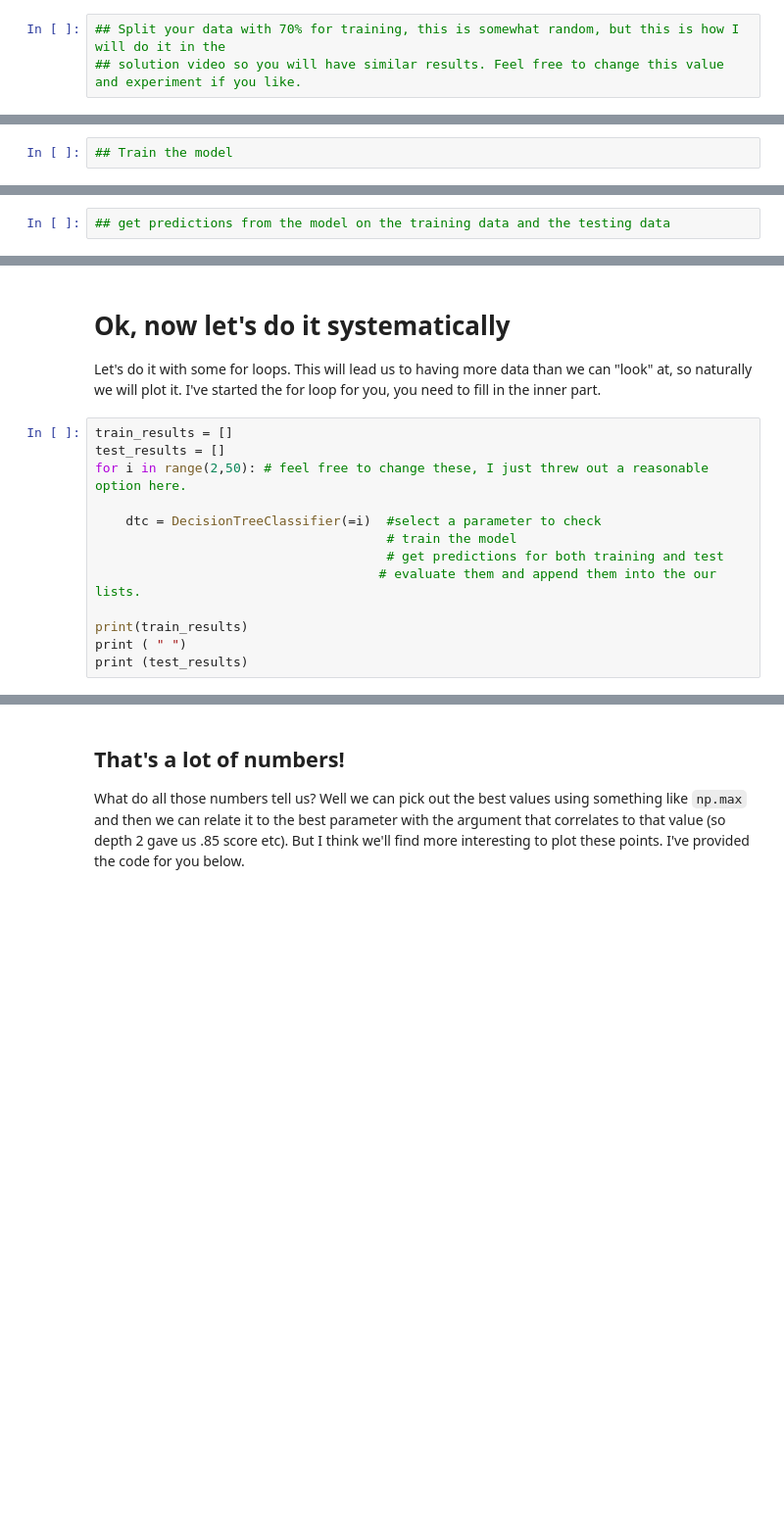
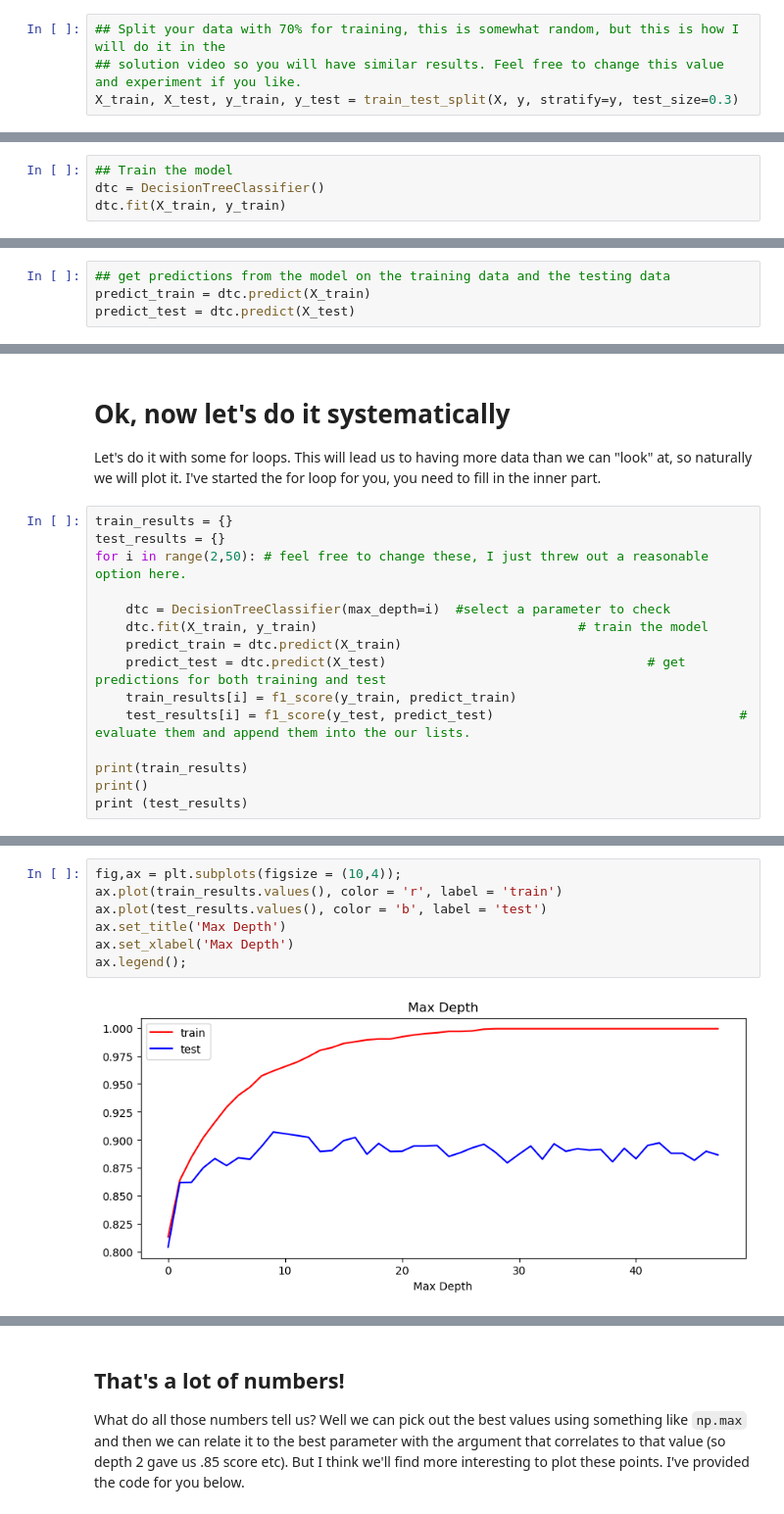
Before and after one commit to fan-yang-md/codingnomads, a Jupyter notebook: data-science-machine-learning-main/notebooks/06_Decision_Trees.ipynb, the cells around one changed output, grey strips where cells are left out. Shown: that part at 98% size. Drawn from its saved outputs; the diff is of its cells as text; blank space fills up the shorter version.

Commit message:
decision trees

```diff
--- a/data-science-machine-learning-main/notebooks/06_Decision_Trees.ipynb
+++ b/data-science-machine-learning-main/notebooks/06_Decision_Trees.ipynb
@@ -112,6 +126,7 @@ We want to look at the distribution of positive (spam) and negative (ham) classe
 # %%
 ## Split your data with 70% for training, this is somewhat random, but this is how I will do it in the
 ## solution video so you will have similar results. Feel free to change this value and experiment if you like.
+X_train, X_test, y_train, y_test = train_test_split(X, y, stratify=y, test_size=0.3)
 # %% [markdown]
 ## 3. Train a Decision Tree Classifier
 
@@ -125,3 +140,5 @@ Let's start with a default model, we won't specify any settings on the decision
 The question does arise, what should we check our predictions on? The obvious answer is that we should check the predictions on our testing set. That's the set of data that simulates our future unseen data. However in our quest to figure out if we are overfitting or not, it could be very useful to look at the performance of the training set.  Remember when we overfit our polynomials and they touched every point? But then we added data the performance would drop. Similarly if the perfomance of the training data is near perfect, but the testing data is much worse, that _gap_ indicates overfitting. So we will check both training and testing performance.
 # %%
 ## Train the model
+dtc = DecisionTreeClassifier()
+dtc.fit(X_train, y_train)
@@ -128,5 +147,7 @@ The question does arise, what should we check our predictions on? The obvious an
 # %%
 ## get predictions from the model on the training data and the testing data
+predict_train = dtc.predict(X_train)
+predict_test = dtc.predict(X_test)
 # %%
 ## evaluate the predictions
 ## Note that the order of the arguments is **very** important for f1-score
@@ -154,15 +180,17 @@ Go ahead and try at least 3 values for each parameter. Then if you try 3 values
 Let's do it with some for loops. This will lead us to having more data than we can "look" at, so naturally we will plot it.
 I've started the for loop for you, you need to fill in the inner part.
 # %%
-train_results = []
-test_results = []
+train_results = {}
+test_results = {}
 for i in range(2,50): # feel free to change these, I just threw out a reasonable option here.
 
-    dtc = DecisionTreeClassifier(=i)  #select a parameter to check
-                                      # train the model
-                                      # get predictions for both training and test
-                                     # evaluate them and append them into the our lists.
+    dtc = DecisionTreeClassifier(max_depth=i)  #select a parameter to check
+    dtc.fit(X_train, y_train)                                  # train the model
+    predict_train = dtc.predict(X_train)
+    predict_test = dtc.predict(X_test)                                  # get predictions for both training and test
+    train_results[i] = f1_score(y_train, predict_train)
+    test_results[i] = f1_score(y_test, predict_test)                                # evaluate them and append them into the our lists.
 
 print(train_results)
-print ( " ")
+print()
 print (test_results)
@@ -168,0 +201,9 @@ print (test_results)
+# %%
+fig,ax = plt.subplots(figsize = (10,4));
+ax.plot(train_results.values(), color = 'r', label = 'train')
+ax.plot(test_results.values(), color = 'b', label = 'test')
+ax.set_title('Max Depth')
+ax.set_xlabel('Max Depth')
+ax.legend();
+# %% [output]
+[figure, added]
```
Also changed, not shown: parts of 11 cells of this notebook.
